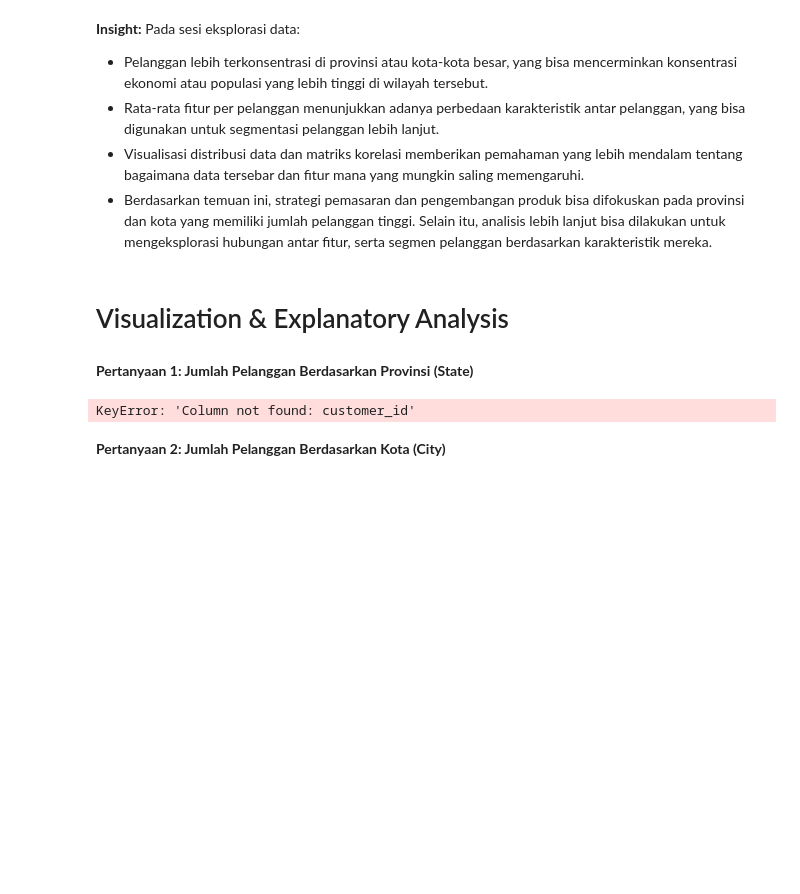
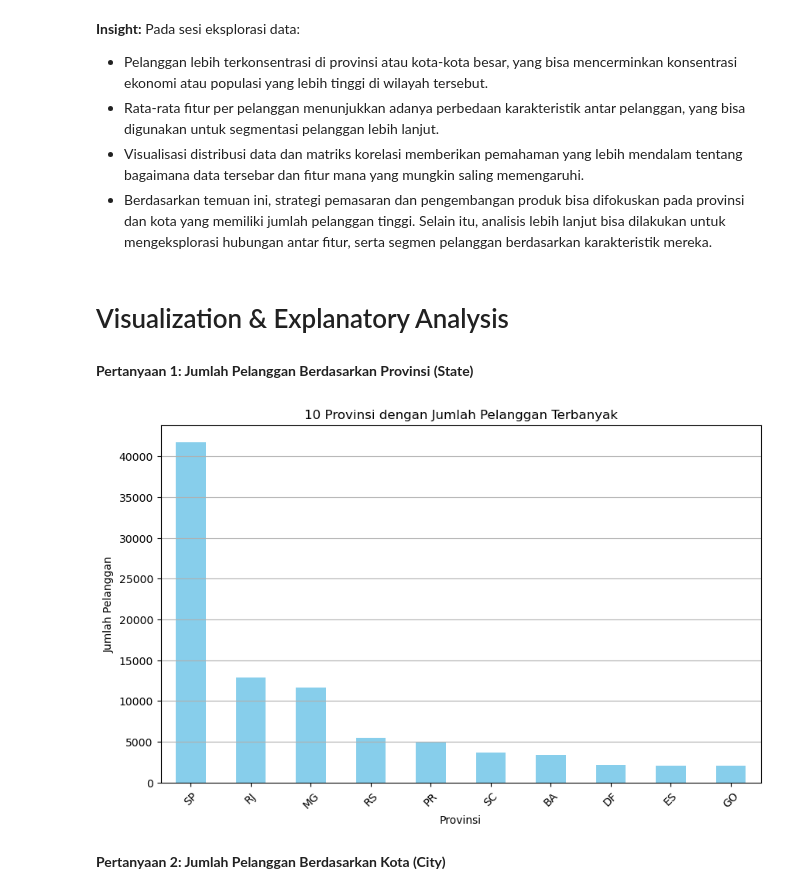
Before and after one commit to charlospurba/Project_Analisis_Data, a Jupyter notebook: notebook.ipynb, the cells around one changed output. Saved outputs shown, nothing was run; the diff lists cells and outputs as text; code cells hidden in the pictures; blank space fills up the shorter version.

```diff
--- a/notebook.ipynb
+++ b/notebook.ipynb
@@ -205,19 +205,23 @@ customer_state                      NaN             NaN
 # %% [markdown]
 **Pertanyaan 1: Jumlah Pelanggan Berdasarkan Provinsi (State)**
 # %%
+if 'customer_id' in customers_df.columns:
     state_counts = customers_df.groupby('customer_state')['customer_id'].count()
+else:
+    state_counts = customers_df.groupby('customer_state')['customer_unique_id'].count()
 
-    top_10_state_counts = state_counts.sort_values(ascending=False).head(10)
+top_10_state_counts = state_counts.sort_values(ascending=False).head(10)
 
-    plt.figure(figsize=(10, 6))
-    top_10_state_counts.plot(kind='bar', color='skyblue')
-    plt.title('10 Provinsi dengan Jumlah Pelanggan Terbanyak')
-    plt.xlabel('Provinsi')
-    plt.ylabel('Jumlah Pelanggan')
-    plt.xticks(rotation=45)
-    plt.grid(axis='y')
+plt.figure(figsize=(10, 6))
+top_10_state_counts.plot(kind='bar', color='skyblue')
+plt.title('10 Provinsi dengan Jumlah Pelanggan Terbanyak')
+plt.xlabel('Provinsi')
+plt.ylabel('Jumlah Pelanggan')
+plt.xticks(rotation=45)
+plt.grid(axis='y')
+plt.show()
 # %% [output]
-KeyError: 'Column not found: customer_id'
+[figure, added]
 # %% [markdown]
 **Pertanyaan 2: Jumlah Pelanggan Berdasarkan Kota (City)**
 # %%
```
Also changed, not shown: parts of 11 cells of this notebook, 1 other file.
